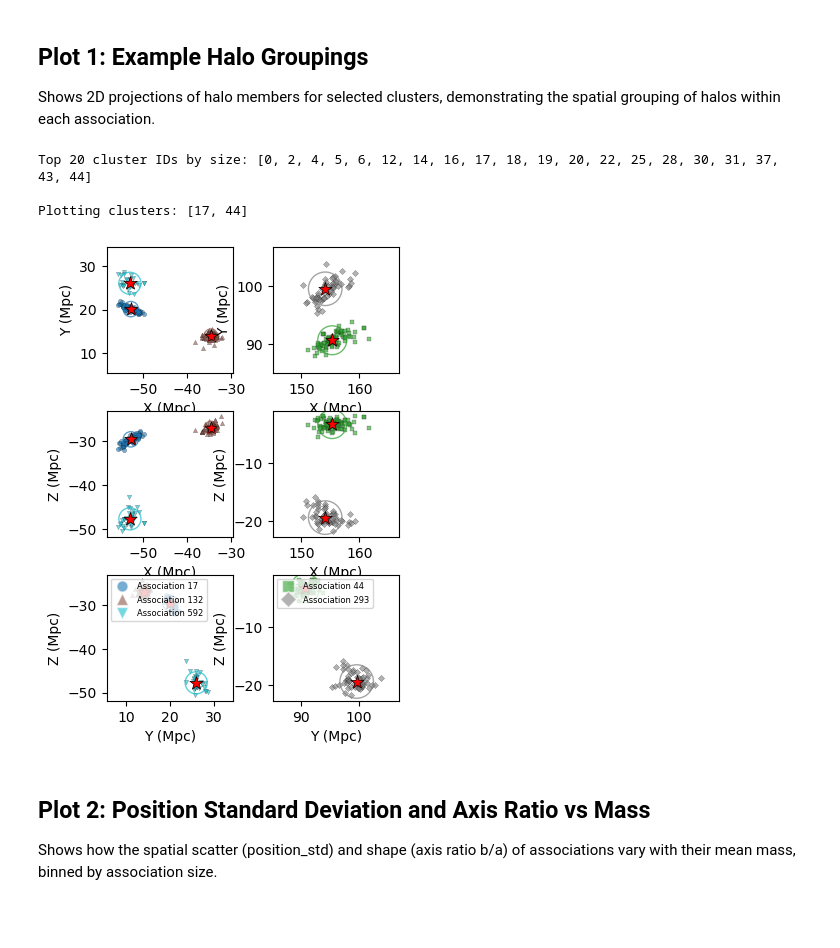
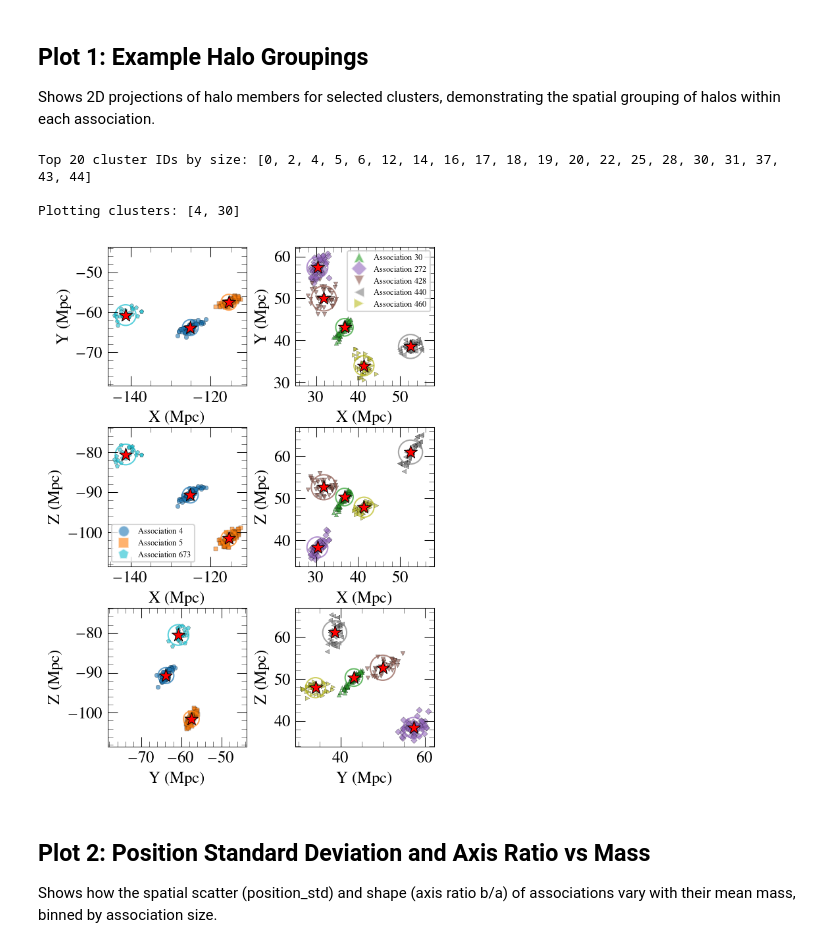
Before and after one commit to stuartmcalpine/manticore_posterior_clusters, a Jupyter notebook: notebooks/posterior_associations_general.ipynb, the cells around one changed output. Cells and saved outputs as stored; diff of their text form; code cells hidden in the pictures; blank space fills up the shorter version.

```diff
--- a/notebooks/posterior_associations_general.ipynb
+++ b/notebooks/posterior_associations_general.ipynb
@@ -95,6 +94,7 @@ def apply_quality_cuts(clusters_list, selection_name):
             'n_members': c.get('n_members', 0),
             'sigma_R': np.linalg.norm(c.get('position_std', [0, 0, 0])),
             'sigma_log_M': c.get('log10_m200_mass_std', 0),
+            'center_xyz': c.get('center_xyz', [0,0,0]),
         }
 
         # Check all cuts
@@ -166,7 +166,7 @@ def plot_multi_cluster_diagnostic(cluster_ids, window_size=15.0):
         style_context = nullcontext()
 
     with style_context:
-        fig, axes = plt.subplots(3, 2, figsize=(3.5, 5))
+        fig, axes = plt.subplots(3, 2, figsize=(4., 5.5))
 
         projections = [
             (0, 1, 'X', 'Y'),
@@ -295,8 +295,12 @@ def plot_multi_cluster_diagnostic(cluster_ids, window_size=15.0):
                 ax.set_ylim((center_2d[1] - offset) - half_range, (center_2d[1] - offset) + half_range)
 
                 # Add legend only to bottom row
-                if proj_idx == 2 and legend_handles:
-                    ax.legend(handles=legend_handles, loc="upper left", fontsize=6)
+                if cluster_idx == 0:
+                    if proj_idx == 1 and legend_handles:
+                        ax.legend(handles=legend_handles, loc="lower left", fontsize=6)
+                else:
+                    if proj_idx == 0 and legend_handles:
+                        ax.legend(handles=legend_handles, loc="upper right", fontsize=6)
 
         plt.tight_layout(pad=0.1)
         plt.subplots_adjust(hspace=0.3, wspace=0.3)
@@ -305,22 +309,22 @@ def plot_multi_cluster_diagnostic(cluster_ids, window_size=15.0):
 # %%
 #### Select two cluster IDs to plot (modify these based on your data)
 # Choose clusters with interesting groupings
 if clusters_available:
     # Get cluster IDs sorted by size
     sorted_clusters = sorted(clusters, key=lambda c: c['n_members'], reverse=True)
     available_ids = [c['cluster_id'] for c in sorted_clusters[:20]]
     print(f"Top 20 cluster IDs by size: {available_ids}")
 
     # Default to first two large clusters
-    cluster_ids_to_plot = [17,44] # available_ids[:2]
+    cluster_ids_to_plot = [4,30] # available_ids[:2]
     print(f"\nPlotting clusters: {cluster_ids_to_plot}")
 
     plot_multi_cluster_diagnostic(cluster_ids_to_plot, window_size=20)
 # %% [output]
 Top 20 cluster IDs by size: [0, 2, 4, 5, 6, 12, 14, 16, 17, 18, 19, 20, 22, 25, 28, 30, 31, 37, 43, 44]
 
-Plotting clusters: [17, 44]
+Plotting clusters: [4, 30]
-[figure, old version]
+[figure, new version]
 # %% [markdown]
 ## Plot 2: Position Standard Deviation and Axis Ratio vs Mass
 
```
Also changed, not shown: parts of 8 cells of this notebook, 4 other files.
